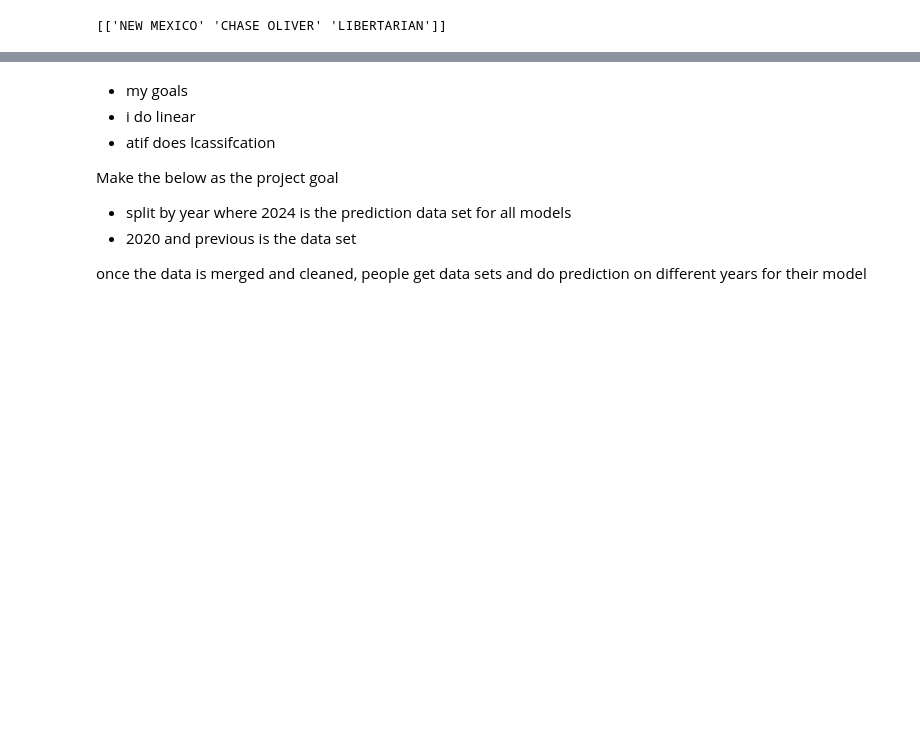
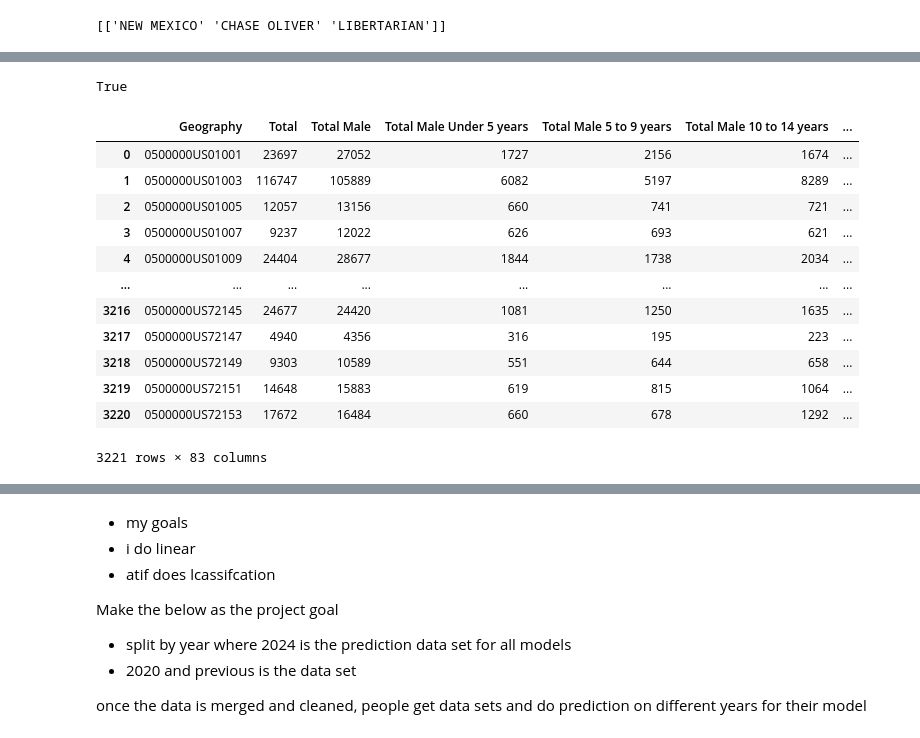
Before and after one commit to datif1/DSC445-ML1-Election-Prediction, a Jupyter notebook: notebooks/eda-yung.ipynb, the cells around one changed output, grey strips where cells are left out. Saved outputs shown, nothing was run; the diff lists cells and outputs as text; code cells hidden in the pictures; blank space fills up the shorter version.

```diff
--- a/notebooks/eda-yung.ipynb
+++ b/notebooks/eda-yung.ipynb
@@ -115,0 +309,59 @@ print(missing_party)
+# %%
+'Total' in demo_dfs[2].columns
+# %% [output]
+True
+# %%
+def load_csv(filepath: Path, drop_total: bool=True) -> pd.DataFrame:
+    """helper for loading dataset"""
+    # drop first row
+    df = pd.read_csv(filepath, header=1).iloc[:, :-1]
+    # clean and filter columns
+    cols = df.columns
+    col_idxs = list(range(0, len(cols), 2))
+    clean_cols = []
+    # skip every other column, last column is not needed
+    for i in col_idxs:
+        col = cols[i]
+        # replace unnecessary characters
+        col = col.replace('Estimate!!', '')
+        col = col.replace(':!!', ' ')
+        col = col.replace(':', '')
+        clean_cols.append(col)
+    df = df.iloc[:, col_idxs]
+    df.columns = clean_cols
+    # drop total if found
+    if drop_total and 'Total' in df.columns:
+        df = df.drop(columns='Total')
+    return df
+
+def load_combined(filepaths: list) -> pd.DataFrame:
+    dfs = map(load_csv, filepaths)
+    df = reduce(lambda left, right: pd.merge(left,
+                                             right,
+                                             on='Geography',
+                                             how='outer'),
+                dfs)
+    return df
+# %%
+# load dataset
+total_df = load_csv(data_csvs[4], False)
+socio_df = load_combined(data_csvs[1:4])
+demo_df = load_combined(data_csvs[5:])
+# %%
+_socio = pd.merge(total_df, socio_df, on='Geography', how='inner')
+# %%
+_socio
+# %% [output]
+|  | Geography | Total | Total Male | Total Male Under 5 years | Total Male 5 to 9 years | Total Male 10 to 14 years | ... |
+| 0 | 0500000US01001 | 23697 | 27052 | 1727 | 2156 | 1674 | ... |
+| 1 | 0500000US01003 | 116747 | 105889 | 6082 | 5197 | 8289 | ... |
+| 2 | 0500000US01005 | 12057 | 13156 | 660 | 741 | 721 | ... |
+| 3 | 0500000US01007 | 9237 | 12022 | 626 | 693 | 621 | ... |
+| 4 | 0500000US01009 | 24404 | 28677 | 1844 | 1738 | 2034 | ... |
+| ... | ... | ... | ... | ... | ... | ... | ... |
+| 3216 | 0500000US72145 | 24677 | 24420 | 1081 | 1250 | 1635 | ... |
+| 3217 | 0500000US72147 | 4940 | 4356 | 316 | 195 | 223 | ... |
+| 3218 | 0500000US72149 | 9303 | 10589 | 551 | 644 | 658 | ... |
+| 3219 | 0500000US72151 | 14648 | 15883 | 619 | 815 | 1064 | ... |
+| 3220 | 0500000US72153 | 17672 | 16484 | 660 | 678 | 1292 | ... |
+3221 rows × 83 columns
```
Also changed, not shown: parts of 47 cells of this notebook.
